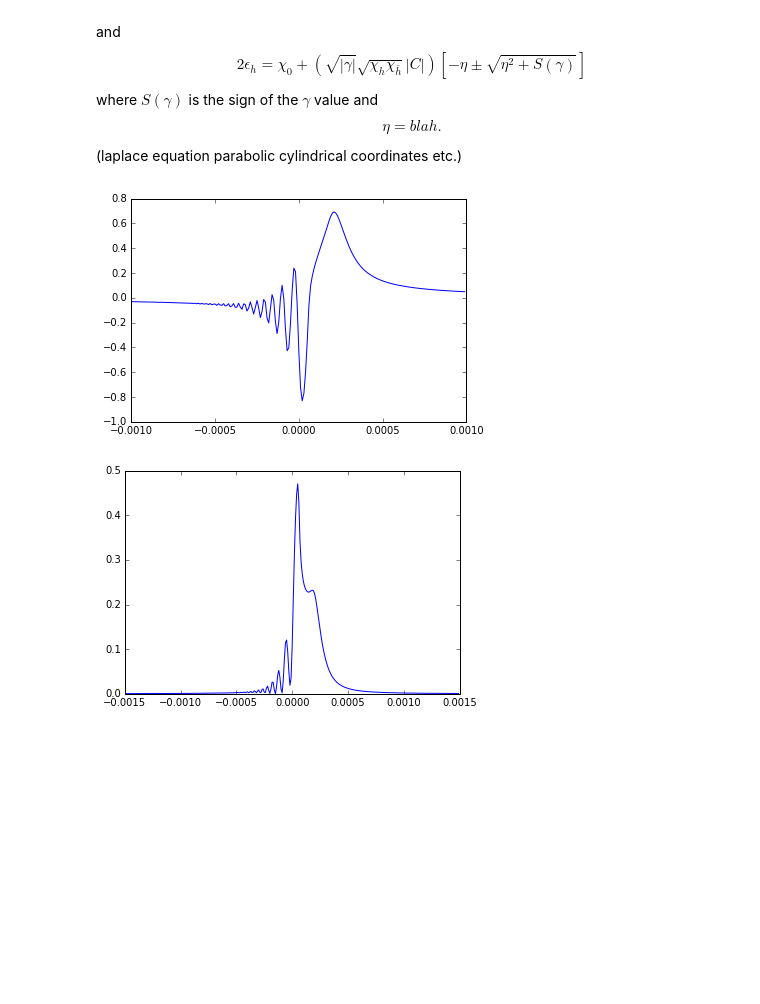
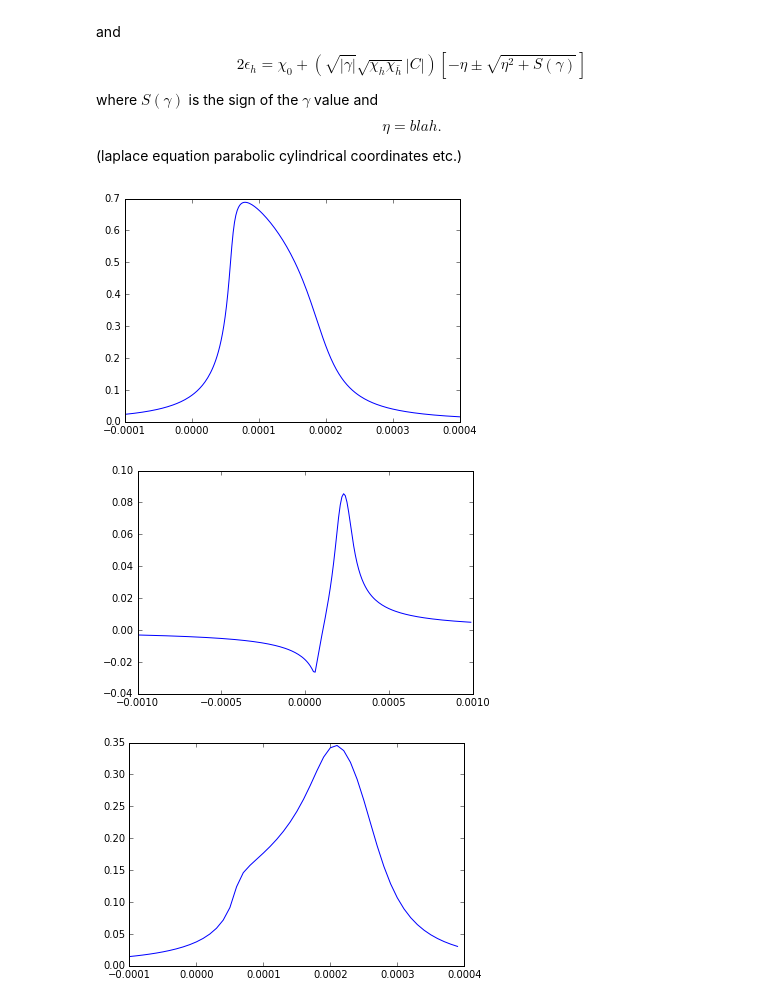
Before and after one commit to JohanEckdahl/rocking-curve, a Jupyter notebook: ConstantStrain.ipynb, the cells around one changed output. Drawn from its saved outputs; the diff is of its cells as text; code cells hidden in the pictures; blank space fills up the shorter version.

```diff
--- a/ConstantStrain.ipynb
+++ b/ConstantStrain.ipynb
@@ -140,7 +140,7 @@ B is defined as
 
 $$B=\frac{1}{2}b G_h cos(\phi_a\gamma_0\gamma_h).$$
 # %%
-b = 0.017640/2*10000#Strain from COMSOL
+b = 0.017640/2*100 #Strain from COMSOL, so far works only scaled by 100 :( <-sad face
 G_h = 2*pi/d_h
 B = 0.5*(b*G_h*cos(phi_a*gamma_0*gamma_h))
 # %% [markdown]
@@ -198,40 +198,46 @@ def R_2(D_theta):
 
 
 
 mp.dps=20
 
 
-x = np.arange(-.0015,0.0015,.00001)
+t = np.arange(-.0001,0.0004,1e-5)
 #y = [R_2(x) for x in x]
 #plt.plot(x,y)
 #plt.show
 
 a =[]
 c=[]
-for x in x:
+for t in t:
     if True:# x < -1e-5 or x > .0004:
         try:
 
-            c.append(R_2(x))
-            a.append(x)
+            c.append(R_2(t))
+            a.append(t)
             #print("good"  + str(x))
         except:
             print("not sensitive enough at " + str(x))
             break
     else:
         c.append(0)
-        a.append(x)
+        a.append(t)
 #print(a)
 
 #points = [R_2(x).real for x in x]
 #print(points)
 #print(points)
-x = np.arange(-.001,.001,0.00001)
-d = [chill_bro(x).real for x in x]
-plt.plot(x,d)
+x = np.arange(-.0001, .0004, 2e-6)
+points = [R(x).real for x in x]
+plt.plot(x, points)
+plt.show()
+
+e = np.arange(-.001,.001,0.00001)
+d = [chill_bro(e).real for e in e]
+plt.plot(e,d)
 plt.show()
 plt.plot(a, c)
 plt.show()
 # %% [output]
-[figure, old version]
+[figure, new version]
-[figure, old version]
+[figure, new version]
+[figure, added]
```
